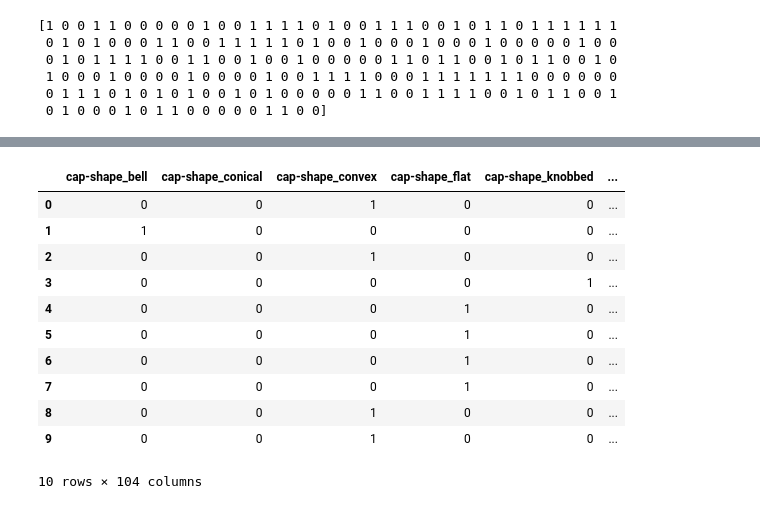
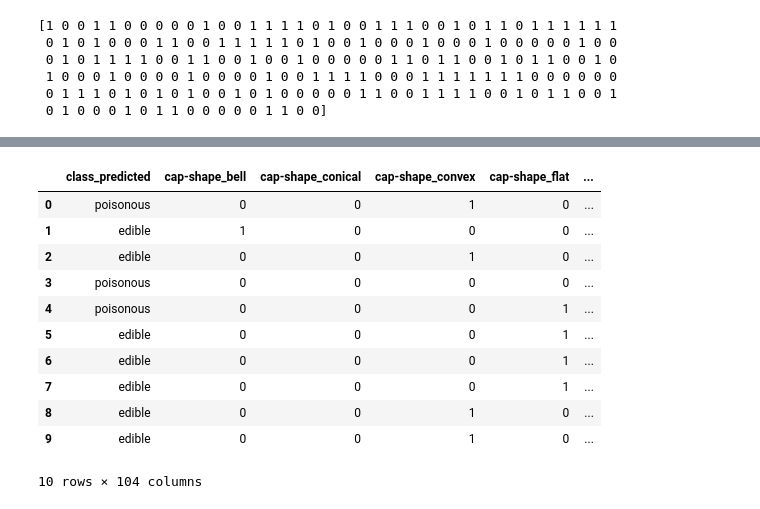
Before and after one commit to csun-data-science-bootcamp-20/Group9, a Jupyter notebook: Mushrooms.ipynb, the cells around one changed output, grey strips where cells are left out. Cells and saved outputs as stored; diff of their text form; code cells hidden in the pictures.

```diff
--- a/Mushrooms.ipynb
+++ b/Mushrooms.ipynb
@@ -589,3 +598,6 @@ print(class_col_kfold)
  1 0 0 0 1 0 0 0 0 1 0 0 0 0 1 0 0 1 1 1 1 0 0 0 1 1 1 1 1 1 1 0 0 0 0 0 0
  0 1 1 1 0 1 0 1 0 1 0 0 1 0 1 0 0 0 0 0 1 1 0 0 1 1 1 1 0 0 1 0 1 1 0 0 1
  0 1 0 0 0 1 0 1 1 0 0 0 0 0 1 1 0 0]
+# %%
+class_col_kfold=['poisonous' if x==1 else 'edible' for x in class_col_kfold]
+class_col_kfold[:15]
@@ -592,16 +620,16 @@ print(class_col_kfold)
 # %%
-data_submission_copy['class_predicted']=class_col_kfold
+data_submission_copy.insert(loc=0, column='class_predicted', value=class_col_kfold)
 data_submission_copy[:10]
 # %% [output]
-|  | cap-shape_bell | cap-shape_conical | cap-shape_convex | cap-shape_flat | cap-shape_knobbed | ... |
-| 0 | 0 | 0 | 1 | 0 | 0 | ... |
-| 1 | 1 | 0 | 0 | 0 | 0 | ... |
-| 2 | 0 | 0 | 1 | 0 | 0 | ... |
-| 3 | 0 | 0 | 0 | 0 | 1 | ... |
-| 4 | 0 | 0 | 0 | 1 | 0 | ... |
-| 5 | 0 | 0 | 0 | 1 | 0 | ... |
-| 6 | 0 | 0 | 0 | 1 | 0 | ... |
-| 7 | 0 | 0 | 0 | 1 | 0 | ... |
-| 8 | 0 | 0 | 1 | 0 | 0 | ... |
-| 9 | 0 | 0 | 1 | 0 | 0 | ... |
+|  | class_predicted | cap-shape_bell | cap-shape_conical | cap-shape_convex | cap-shape_flat | ... |
+| 0 | poisonous | 0 | 0 | 1 | 0 | ... |
+| 1 | edible | 1 | 0 | 0 | 0 | ... |
+| 2 | edible | 0 | 0 | 1 | 0 | ... |
+| 3 | poisonous | 0 | 0 | 0 | 0 | ... |
+| 4 | poisonous | 0 | 0 | 0 | 1 | ... |
+| 5 | edible | 0 | 0 | 0 | 1 | ... |
+| 6 | edible | 0 | 0 | 0 | 1 | ... |
+| 7 | edible | 0 | 0 | 0 | 1 | ... |
+| 8 | edible | 0 | 0 | 1 | 0 | ... |
+| 9 | edible | 0 | 0 | 1 | 0 | ... |
 10 rows × 104 columns
```
Also changed, not shown: parts of 6 cells of this notebook.
